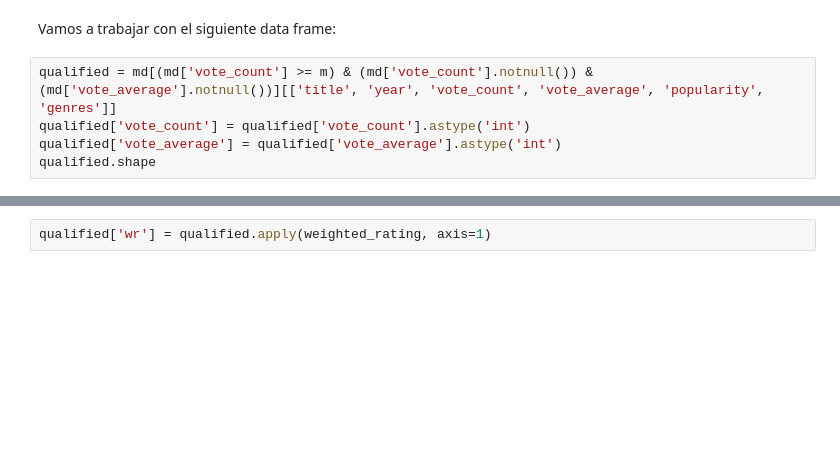
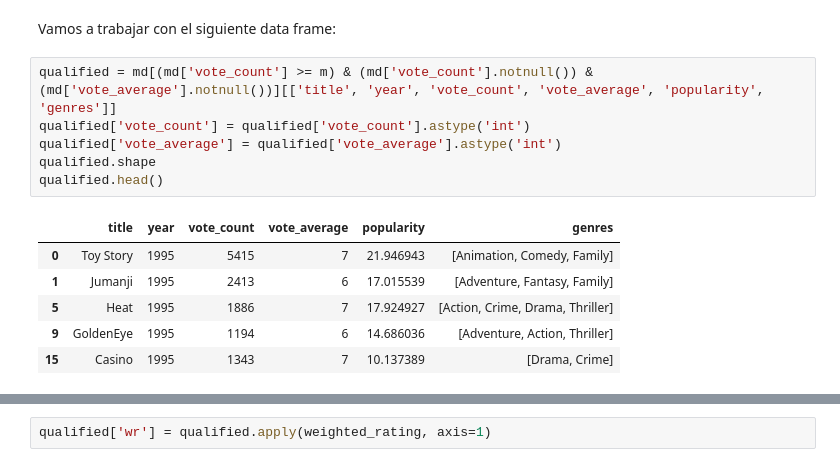
Before and after one commit to KibaSpark/multivariate-methods-ds, a Jupyter notebook: Movie-Reco/Recomendador_Pelis-Activity-1.ipynb, the cells around one changed output, grey strips where cells are left out. Drawn from its saved outputs; the diff is of its cells as text; blank space fills up the shorter version.

```diff
--- a/Movie-Reco/Recomendador_Pelis-Activity-1.ipynb
+++ b/Movie-Reco/Recomendador_Pelis-Activity-1.ipynb
@@ -95,6 +100,14 @@ Vamos a trabajar con el siguiente data frame:
 # %%
 qualified = md[(md['vote_count'] >= m) & (md['vote_count'].notnull()) & (md['vote_average'].notnull())][['title', 'year', 'vote_count', 'vote_average', 'popularity', 'genres']]
 qualified['vote_count'] = qualified['vote_count'].astype('int')
 qualified['vote_average'] = qualified['vote_average'].astype('int')
 qualified.shape
+qualified.head()
+# %% [output]
+|  | title | year | vote_count | vote_average | popularity | genres |
+| 0 | Toy Story | 1995 | 5415 | 7 | 21.946943 | [Animation, Comedy, Family] |
+| 1 | Jumanji | 1995 | 2413 | 6 | 17.015539 | [Adventure, Fantasy, Family] |
+| 5 | Heat | 1995 | 1886 | 7 | 17.924927 | [Action, Crime, Drama, Thriller] |
+| 9 | GoldenEye | 1995 | 1194 | 6 | 14.686036 | [Adventure, Action, Thriller] |
+| 15 | Casino | 1995 | 1343 | 7 | 10.137389 | [Drama, Crime] |
 # %% [markdown]
```
Also changed, not shown: parts of 30 cells of this notebook, 5 other files.
